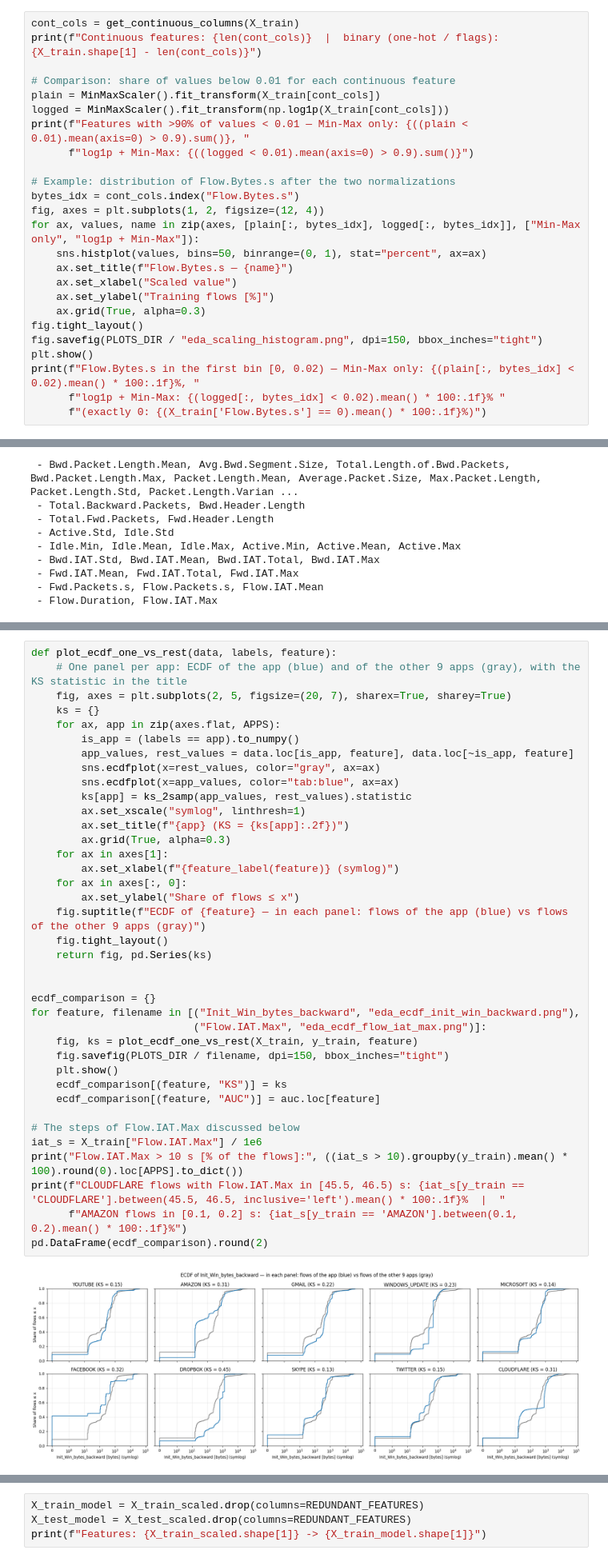
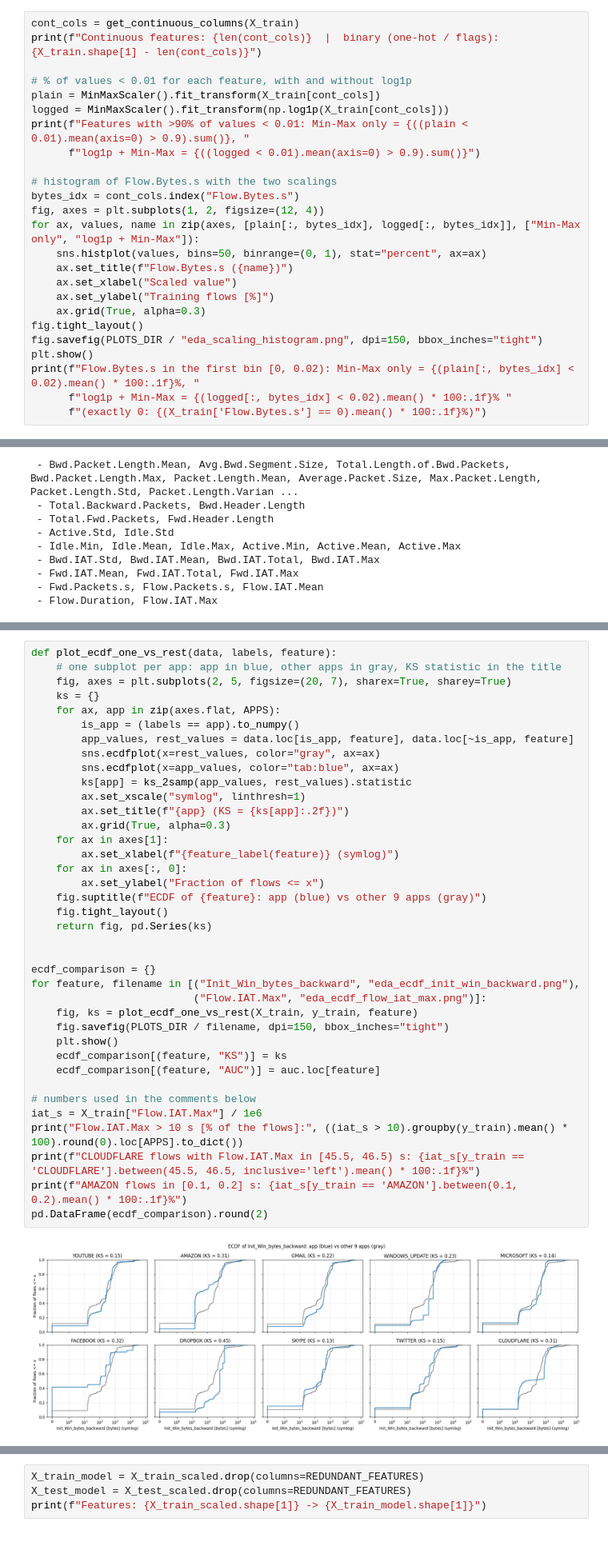
Before and after one commit to Stefano299/ML-For-Networking-, a Jupyter notebook: notebooks/01_eda.ipynb, the cells around one changed output, grey strips where cells are left out. Shown at 80% size. Saved outputs shown, nothing was run; the diff lists cells and outputs as text.

```diff
--- a/notebooks/01_eda.ipynb
+++ b/notebooks/01_eda.ipynb
@@ -389,26 +372,26 @@ Why it matters for the following sections:
 cont_cols = get_continuous_columns(X_train)
 print(f"Continuous features: {len(cont_cols)}  |  binary (one-hot / flags): {X_train.shape[1] - len(cont_cols)}")
 
-# Comparison: share of values below 0.01 for each continuous feature
+# % of values < 0.01 for each feature, with and without log1p
 plain = MinMaxScaler().fit_transform(X_train[cont_cols])
 logged = MinMaxScaler().fit_transform(np.log1p(X_train[cont_cols]))
-print(f"Features with >90% of values < 0.01 — Min-Max only: {((plain < 0.01).mean(axis=0) > 0.9).sum()}, "
-      f"log1p + Min-Max: {((logged < 0.01).mean(axis=0) > 0.9).sum()}")
+print(f"Features with >90% of values < 0.01: Min-Max only = {((plain < 0.01).mean(axis=0) > 0.9).sum()}, "
+      f"log1p + Min-Max = {((logged < 0.01).mean(axis=0) > 0.9).sum()}")
 
-# Example: distribution of Flow.Bytes.s after the two normalizations
+# histogram of Flow.Bytes.s with the two scalings
 bytes_idx = cont_cols.index("Flow.Bytes.s")
 fig, axes = plt.subplots(1, 2, figsize=(12, 4))
 for ax, values, name in zip(axes, [plain[:, bytes_idx], logged[:, bytes_idx]], ["Min-Max only", "log1p + Min-Max"]):
     sns.histplot(values, bins=50, binrange=(0, 1), stat="percent", ax=ax)
-    ax.set_title(f"Flow.Bytes.s — {name}")
+    ax.set_title(f"Flow.Bytes.s ({name})")
     ax.set_xlabel("Scaled value")
     ax.set_ylabel("Training flows [%]")
     ax.grid(True, alpha=0.3)
 fig.tight_layout()
 fig.savefig(PLOTS_DIR / "eda_scaling_histogram.png", dpi=150, bbox_inches="tight")
 plt.show()
-print(f"Flow.Bytes.s in the first bin [0, 0.02) — Min-Max only: {(plain[:, bytes_idx] < 0.02).mean() * 100:.1f}%, "
-      f"log1p + Min-Max: {(logged[:, bytes_idx] < 0.02).mean() * 100:.1f}% "
+print(f"Flow.Bytes.s in the first bin [0, 0.02): Min-Max only = {(plain[:, bytes_idx] < 0.02).mean() * 100:.1f}%, "
+      f"log1p + Min-Max = {(logged[:, bytes_idx] < 0.02).mean() * 100:.1f}% "
       f"(exactly 0: {(X_train['Flow.Bytes.s'] == 0).mean() * 100:.1f}%)")
 # %% [output]
 Continuous features: 54  |  binary (one-hot / flags): 13
@@ -938,40 +906,40 @@ with the univariate AUC computed above.
 # %%
 def plot_ecdf_one_vs_rest(data, labels, feature):
-    # One panel per app: ECDF of the app (blue) and of the other 9 apps (gray), with the KS statistic in the title
+    # one subplot per app: app in blue, other apps in gray, KS statistic in the title
     fig, axes = plt.subplots(2, 5, figsize=(20, 7), sharex=True, sharey=True)
     ks = {}
     for ax, app in zip(axes.flat, APPS):
         is_app = (labels == app).to_numpy()
         app_values, rest_values = data.loc[is_app, feature], data.loc[~is_app, feature]
         sns.ecdfplot(x=rest_values, color="gray", ax=ax)
         sns.ecdfplot(x=app_values, color="tab:blue", ax=ax)
         ks[app] = ks_2samp(app_values, rest_values).statistic
         ax.set_xscale("symlog", linthresh=1)
         ax.set_title(f"{app} (KS = {ks[app]:.2f})")
         ax.grid(True, alpha=0.3)
     for ax in axes[1]:
         ax.set_xlabel(f"{feature_label(feature)} (symlog)")
     for ax in axes[:, 0]:
-        ax.set_ylabel("Share of flows ≤ x")
-    fig.suptitle(f"ECDF of {feature} — in each panel: flows of the app (blue) vs flows of the other 9 apps (gray)")
+        ax.set_ylabel("Fraction of flows <= x")
+    fig.suptitle(f"ECDF of {feature}: app (blue) vs other 9 apps (gray)")
     fig.tight_layout()
     return fig, pd.Series(ks)
 
 
 ecdf_comparison = {}
 for feature, filename in [("Init_Win_bytes_backward", "eda_ecdf_init_win_backward.png"),
                           ("Flow.IAT.Max", "eda_ecdf_flow_iat_max.png")]:
     fig, ks = plot_ecdf_one_vs_rest(X_train, y_train, feature)
     fig.savefig(PLOTS_DIR / filename, dpi=150, bbox_inches="tight")
     plt.show()
     ecdf_comparison[(feature, "KS")] = ks
     ecdf_comparison[(feature, "AUC")] = auc.loc[feature]
 
-# The steps of Flow.IAT.Max discussed below
+# numbers used in the comments below
 iat_s = X_train["Flow.IAT.Max"] / 1e6
 print("Flow.IAT.Max > 10 s [% of the flows]:", ((iat_s > 10).groupby(y_train).mean() * 100).round(0).loc[APPS].to_dict())
-print(f"CLOUDFLARE flows with Flow.IAT.Max in [45.5, 46.5) s: {iat_s[y_train == 'CLOUDFLARE'].between(45.5, 46.5, inclusive='left').mean() * 100:.1f}%  |  "
-      f"AMAZON flows in [0.1, 0.2] s: {iat_s[y_train == 'AMAZON'].between(0.1, 0.2).mean() * 100:.1f}%")
+print(f"CLOUDFLARE flows with Flow.IAT.Max in [45.5, 46.5) s: {iat_s[y_train == 'CLOUDFLARE'].between(45.5, 46.5, inclusive='left').mean() * 100:.1f}%")
+print(f"AMAZON flows in [0.1, 0.2] s: {iat_s[y_train == 'AMAZON'].between(0.1, 0.2).mean() * 100:.1f}%")
 pd.DataFrame(ecdf_comparison).round(2)
 # %% [output]
-[figure, old version]
+[figure, new version]
```
Also changed, not shown: parts of 55 cells of this notebook, 2 other files.
